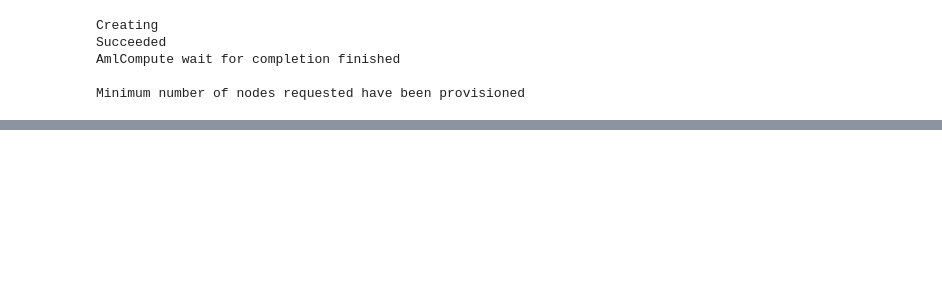
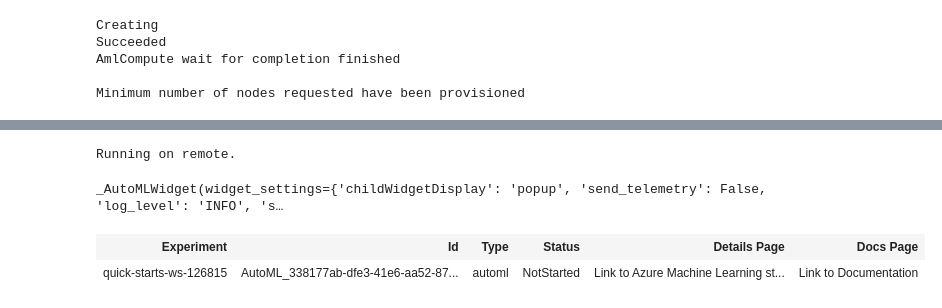
Before and after one commit to ilknish/nd00333_AZMLND_Optimizing_a_Pipeline_in_Azure-Starter_Files, a Jupyter notebook: udacity-project.ipynb, the cells around one changed output, grey strips where cells are left out. Saved outputs shown, nothing was run; the diff lists cells and outputs as text; code cells hidden in the pictures; blank space fills up the shorter version.

```diff
--- a/udacity-project.ipynb
+++ b/udacity-project.ipynb
@@ -116,3 +109,4 @@ from azureml.data.dataset_factory import TabularDatasetFactory
 # "https://automlsamplenotebookdata.blob.core.windows.net/automl-sample-notebook-data/bankmarketing_train.csv"
 
 ### YOUR CODE HERE ###
+ds_ml = TabularDatasetFactory.from_delimited_files("https://automlsamplenotebookdata.blob.core.windows.net/automl-sample-notebook-data/bankmarketing_train.csv")
@@ -129,13 +142,21 @@ from azureml.train.automl import AutoMLConfig
 # If you wish to run the experiment longer, you will need to run this notebook in your own
 # Azure tenant, which will incur personal costs.
 automl_config = AutoMLConfig(
-    experiment_timeout_minutes=30,
-    task=,
-    primary_metric=,
-    training_data=,
-    label_column_name=,
-    n_cross_validations=)
+    experiment_timeout_minutes=15,
+    task='regression',
+    compute_target = compute_target,
+    training_data=train,
+    validation_data=test,
+    label_column_name = "y",
+    n_cross_validations=4)
 # %%
 # Submit your automl run
-
 ### YOUR CODE HERE ###
+automl_run = exp.submit(automl_config)
+RunDetails(automl_run).show()
+automl_run
+# %% [output]
+Running on remote.
+_AutoMLWidget(widget_settings={'childWidgetDisplay': 'popup', 'send_telemetry': False, 'log_level': 'INFO', 's…
+| Experiment | Id | Type | Status | Details Page | Docs Page |
+| quick-starts-ws-126815 | AutoML_338177ab-dfe3-41e6-aa52-87... | automl | NotStarted | Link to Azure Machine Learning st... | Link to Documentation |
```
Also changed, not shown: parts of 9 cells of this notebook, 1 other file.
